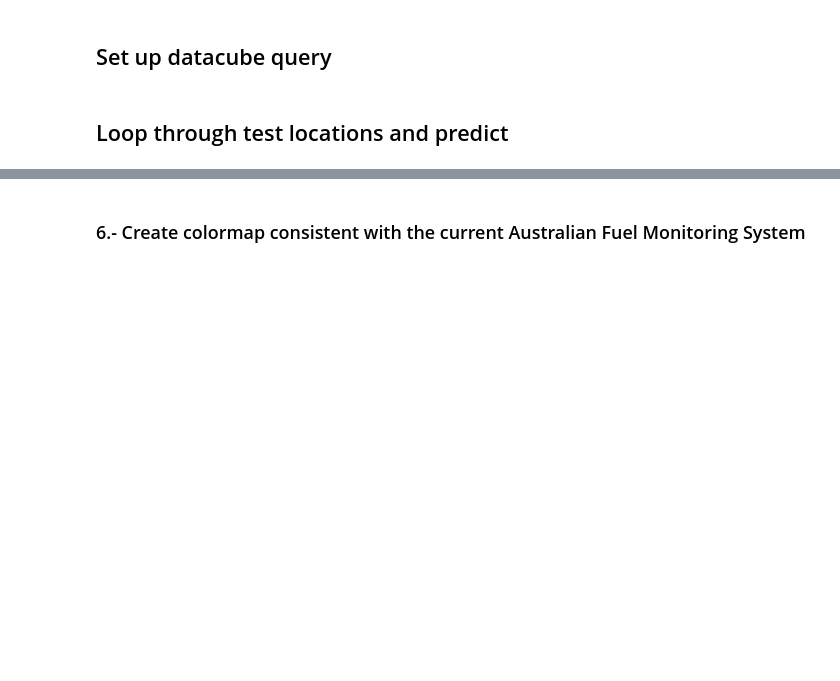
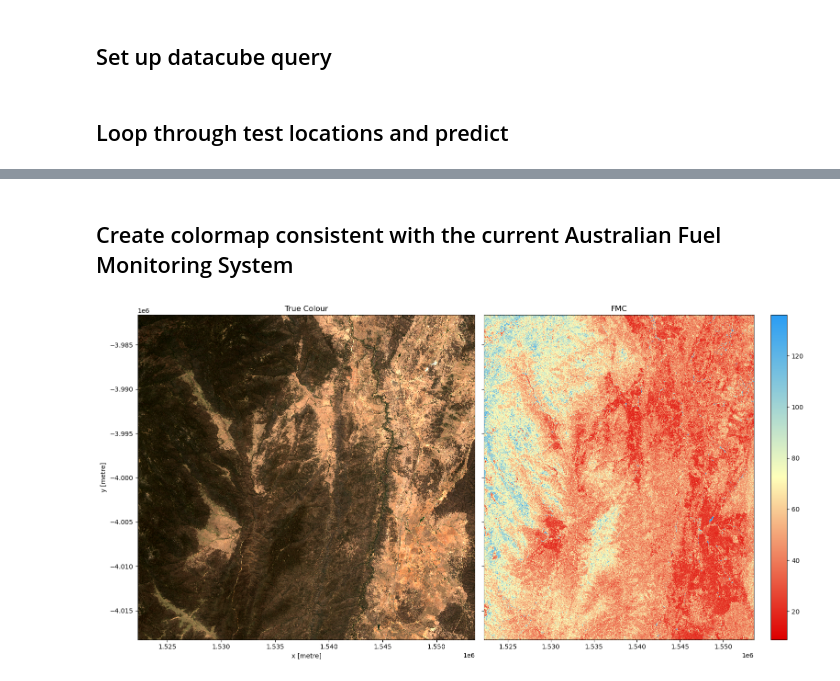
Before and after one commit to ANU-WALD/sentinel2_fmc, a Jupyter notebook: fmc_s2_rf_inference.ipynb, the cells around one changed output, grey strips where cells are left out. Saved outputs shown, nothing was run; the diff lists cells and outputs as text; code cells hidden in the pictures; blank space fills up the shorter version.

Commit message:
nicer plotting

```diff
--- a/fmc_s2_rf_inference.ipynb
+++ b/fmc_s2_rf_inference.ipynb
@@ -36,13 +59,13 @@ testing_locations = {
     # 'Ravensthorpe': (-33.5048, 119.839),
 }
 
-buffer = 0.125
+buffer = 0.15
 
 output_crs='EPSG:3577'
 
 dask_chunks = {'x': 1000, 'y': 1000}
 
-time= ('2019-11-20', '2019-11-22')
+time= ('2019-11-20', '2019-11-21')
 
 resolution = (-20, 20)
 
@@ -112,2 +146,2 @@ for key, value in testing_locations.items():
 # %% [markdown]
-### 6.- Create colormap consistent with the current Australian Fuel Monitoring System
+## Create colormap consistent with the current Australian Fuel Monitoring System
@@ -117,0 +148,25 @@ predicted.Predictions.plot.imshow(figsize=(10,10), cmap=cmap, vmin=0, vmax=136)
+# %%
+colors = [(0.87, 0, 0), (1, 1, 0.73), (0.165, 0.615, 0.957)]  # R -> G -> B
+cmap = LinearSegmentedColormap.from_list('fmc', colors, N=256)
+
+for i in range(0, len(predictions)):
+    fig, axes = plt.subplots(1, 2, figsize=(16, 8), sharey=True)
+
+    # Plot true colour image
+    rgb(predictions[i],
+        bands=['nbart_red', 'nbart_green', 'nbart_blue'],
+        ax=axes[0],
+        percentile_stretch=(0.01, 0.99))
+
+    # Plot classified image
+    np.clip(predictions[i].Predictions, 0, 136).plot(ax=axes[1],
+                                    cmap=cmap,
+                                    add_labels=False,
+                                    add_colorbar=True)
+
+    # Add plot titles
+    axes[0].set_title('True Colour')
+    axes[1].set_title('FMC')
+    plt.tight_layout();
+# %% [output]
+[figure, added]
```
Also changed, not shown: parts of 3 cells of this notebook.
